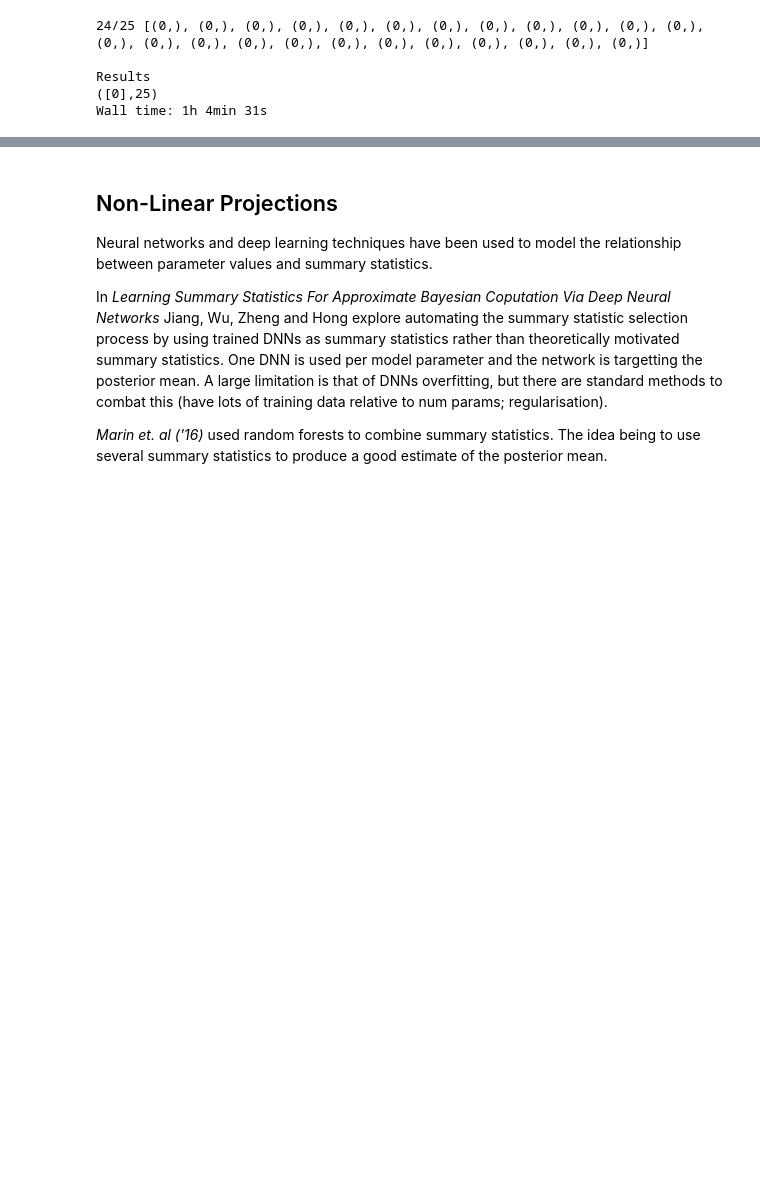
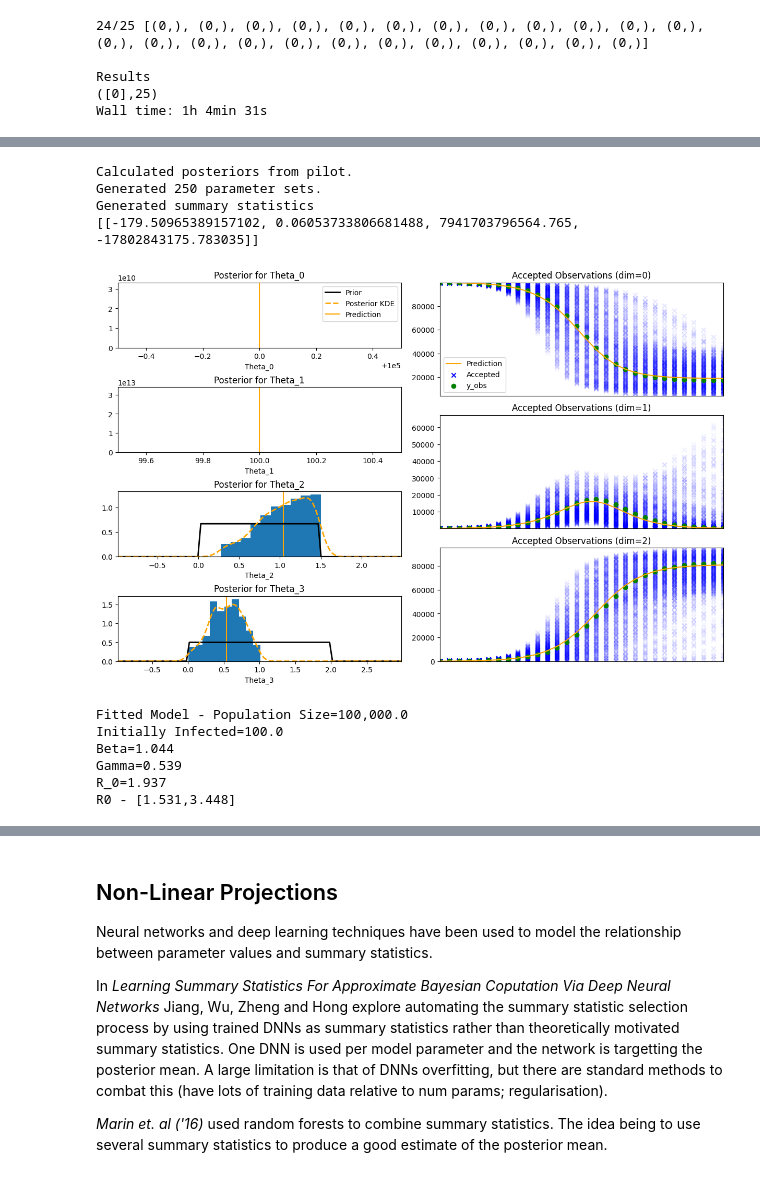
Before and after one commit to dajhutchinson/bayesian-modelling-of-epidemic-events, a Jupyter notebook: Code/SS_Notebook.ipynb, the cells around one changed output, grey strips where cells are left out. Saved outputs shown, nothing was run; the diff lists cells and outputs as text; code cells hidden in the pictures; blank space fills up the shorter version.

Commit message:
Semi-Auto ABC

```diff
--- a/Code/SS_Notebook.ipynb
+++ b/Code/SS_Notebook.ipynb
@@ -3,6 +3,14 @@ import ABC
 import numpy as np
 from Models import LinearModel, SIRModel
 from scipy import stats
+
+# silence warnings about dodgy division
+np.seterr(divide='ignore', invalid='ignore')
+
+# Size plots
+import matplotlib.pyplot as plt
+plt.rcParams['figure.figsize'] = [12, 8]
+plt.rcParams['figure.dpi'] = 100
 # %%
 # print results
 def print_results(results):
@@ -551,0 +563,43 @@ The generate summary statistics maps the data from $\mathbb{R}^{N\times M}$ to $
+# %%
+sir_model=SIRModel(
+    params=[100000,100,1,.5],
+    n_obs=30,
+    x_obs=[[x] for x in range(30)],)
+sir_priors=[stats.uniform(100000,0),stats.uniform(100,0),stats.uniform(0,1.5),stats.uniform(0,2)]
+# %%
+def estimate_r0(accepted_params,interval_width=.9):
+    if (interval_width<=0) or (interval_width>=1): raise ValueError("`interval_width` must be in (0,1)")
+    r0s=[beta/gamma for [_,_,beta,gamma] in accepted_params]
+
+    lower_bound=(1-interval_width)/2
+    upper_bound=1-lower_bound
+
+    return np.quantile(r0s,lower_bound),np.quantile(r0s,upper_bound)
+# %%
+np.random.seed(16111998) # Fix random seed
+summary_stats=ABC.abc_semi_auto(n_obs=30,y_obs=sir_model.observe(),fitting_model=sir_model.copy([1,1,1,1]),priors=sir_priors,distance_measure=ABC.log_l2_norm,n_pilot_samples=5000,n_pilot_acc=1000,n_params_sample_size=250)
+s_obs=[s(sir_model.observe()) for s in summary_stats]
+print(s_obs)
+# %% [output]
+Calculated posteriors from pilot.
+Generated 250 parameter sets.
+Generated summary statistics
+[[-179.50965389157102, 0.06053733806681488, 7941703796564.765, -17802843175.783035]]
+# %%
+np.random.seed(16111998) # Fix random seed
+
+sampling_details={"sampling_method":"best","num_runs":5000,"sample_size":500,"distance_measure":ABC.log_l2_norm}
+fitted_model,accepted_params=ABC.abc_rejcection(n_obs=30,y_obs=sir_model.observe(),fitting_model=sir_model.copy([1,1,1,1]),priors=sir_priors,sampling_details=sampling_details,summary_stats=summary_stats)
+print("Fitted Model - {}".format(fitted_model))
+
+# 90% CI for R0 value
+r0_estimate=estimate_r0(accepted_params)
+print("R0 - [{:.3f},{:.3f}]".format(r0_estimate[0],r0_estimate[1]))
+# %% [output]
+[figure, added]
+Fitted Model - Population Size=100,000.0
+Initially Infected=100.0
+Beta=1.044
+Gamma=0.539
+R_0=1.937
+R0 - [1.531,3.448]
```
Also changed, not shown: parts of 2 cells of this notebook, 6 other files.
